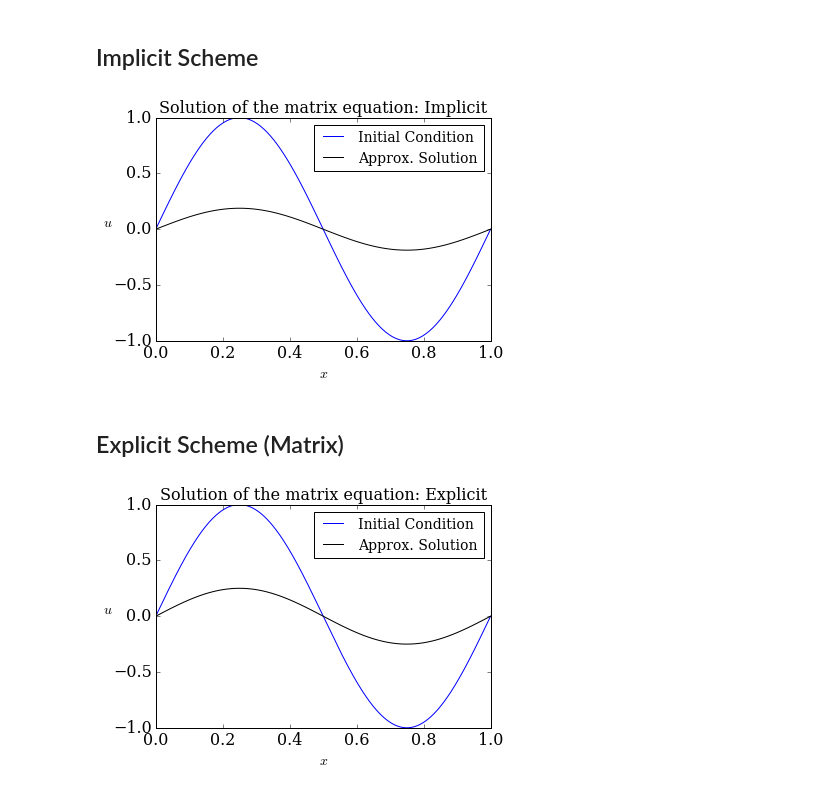
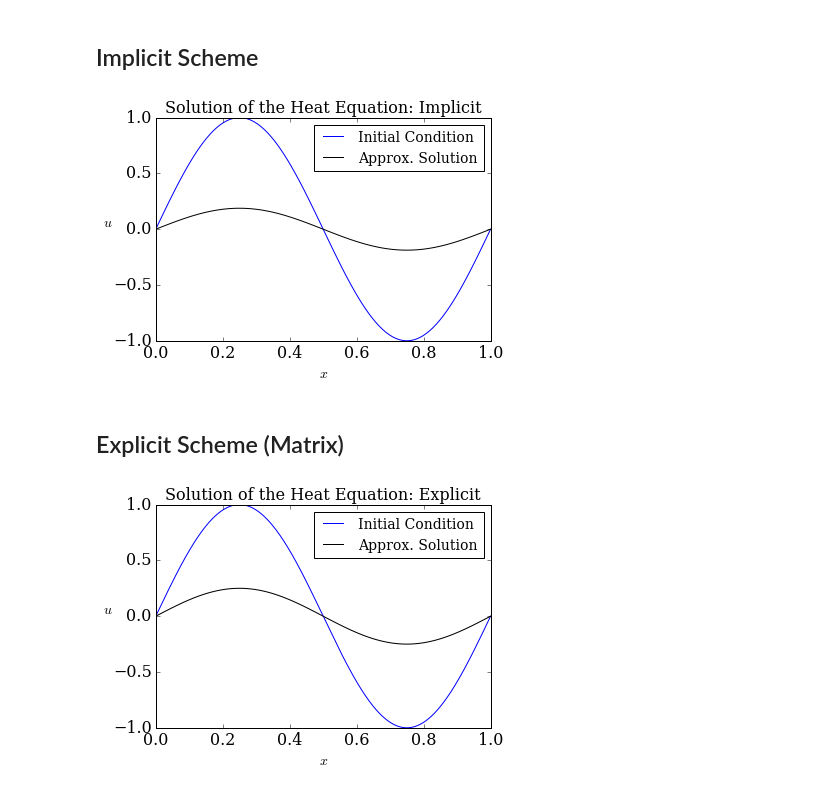
Before and after one commit to gavinconran/numerical-finance, a Jupyter notebook: 03_Discretisation/Heat_FDImplicit/IPython_FDImplicit.ipynb, the cells around one changed output. Saved outputs shown, nothing was run; the diff lists cells and outputs as text; code cells hidden in the pictures.

```diff
--- a/03_Discretisation/Heat_FDImplicit/IPython_FDImplicit.ipynb
+++ b/03_Discretisation/Heat_FDImplicit/IPython_FDImplicit.ipynb
@@ -130,35 +130,35 @@ T = 0.1
 # Set up grid parameters
 nx = 100  # num of grid points
 nt = 5000 # num of time steps
 
 dx = barX / (nx - 1)   # Grid step in space
 dt = T / nt            # Grid step in time
 
 qdx = 0 # related to Neumann BCs
 
 # Space step size
 x = np.linspace(0.0, barX, nx)
 # Boundary conditions
 Ti = np.sin(2 * np.pi * x)
 
 # Generate matrix
 A = generateMatrix(nx, sigma)
 
 # run implicit simulation
 T = implicit_btcs(Ti.copy(), A, nt, sigma, qdx) * 100000000  # WHY???
 
 
 # Initial Condition & solution plot
 pyplot.figure()
 pyplot.plot(x, Ti, 'b-', label='Initial Condition')
 pyplot.plot(x, T, 'k-', label='Approx. Solution')
-pyplot.title('Solution of the matrix equation: Implicit', fontsize=16)
+pyplot.title('Solution of the Heat Equation: Implicit', fontsize=16)
 pyplot.xlabel(u'$x$', fontsize=14)
 pyplot.ylabel(u'$u$', fontsize=14, rotation=0)
 pyplot.legend(fontsize=14)
 pyplot.show()
 # %% [output]
-[figure, old version]
+[figure, new version]
 # %% [markdown]
 ## Explicit Scheme (Matrix)
 # %%
@@ -169,10 +169,7 @@ T = 0.1
 
 # Set up grid parameters
 nx = 10000  # num of grid points
-nt = 5000 # num of time steps
-
 dx = barX / (nx - 1)   # Grid step in space
-dt = T / nt            # Grid step in time
 
 # Space step size
 x = np.linspace(0.0, barX, nx)
@@ -193,10 +190,10 @@ spSolution = spsolve(iterationMatrix, u)
 pyplot.figure()
 pyplot.plot(x, u, 'b-', label='Initial Condition')
 pyplot.plot(x, spSolution, 'k-', label='Approx. Solution')
-pyplot.title('Solution of the matrix equation: Explicit', fontsize=16)
+pyplot.title('Solution of the Heat Equation: Explicit', fontsize=16)
 pyplot.xlabel(u'$x$', fontsize=14)
 pyplot.ylabel(u'$u$', fontsize=14, rotation=0)
 pyplot.legend(fontsize=14)
 pyplot.show()
 # %% [output]
-[figure, old version]
+[figure, new version]
```
Also changed, not shown: 1 other file.
